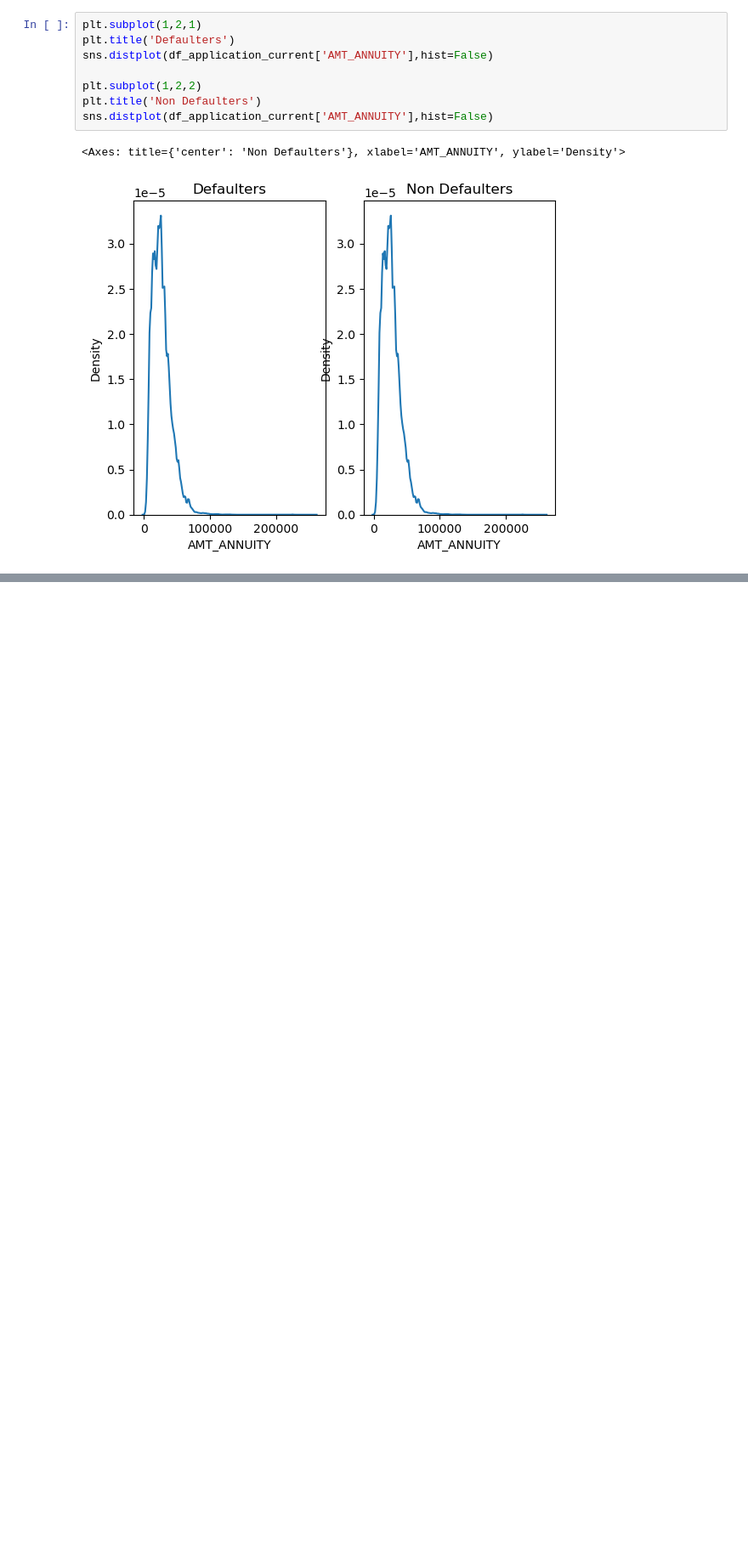
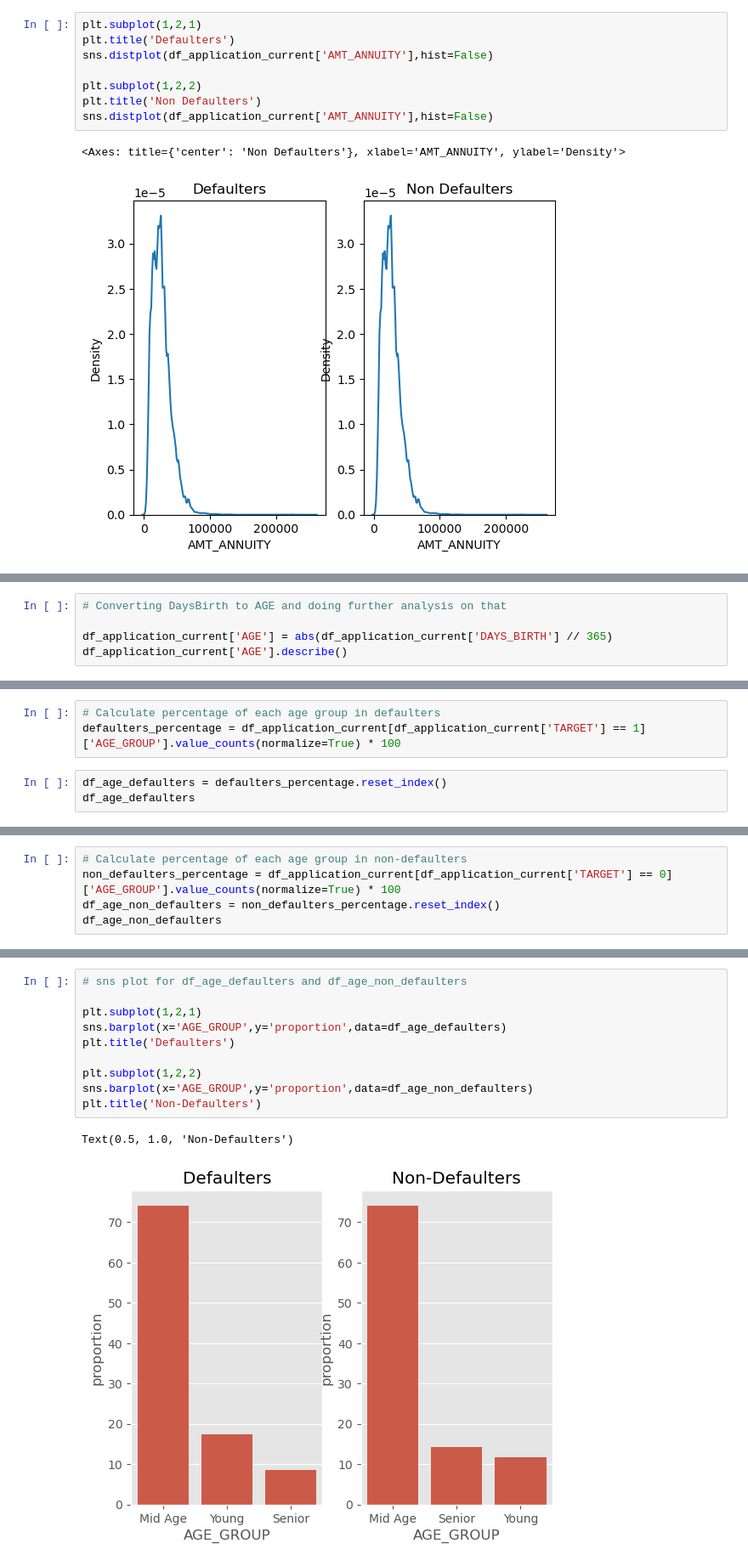
Before and after one commit to PrakNew/UpGrad, a Jupyter notebook: Credit EDA Case Study/credit-eda-case-study.ipynb, the cells around one changed output, grey strips where cells are left out. Shown at 85% size. Saved outputs shown, nothing was run; the diff lists cells and outputs as text; blank space fills up the shorter version.

Commit message:
Age Group analysis added

```diff
--- a/Credit EDA Case Study/credit-eda-case-study.ipynb
+++ b/Credit EDA Case Study/credit-eda-case-study.ipynb
@@ -528,0 +593,5 @@ sns.distplot(df_application_current['AMT_ANNUITY'],hist=False)
+# %%
+# Converting DaysBirth to AGE and doing further analysis on that
+
+df_application_current['AGE'] = abs(df_application_current['DAYS_BIRTH'] // 365)
+df_application_current['AGE'].describe()
@@ -528,0 +617,6 @@ sns.distplot(df_application_current['AMT_ANNUITY'],hist=False)
+# %%
+# Calculate percentage of each age group in defaulters
+defaulters_percentage = df_application_current[df_application_current['TARGET'] == 1]['AGE_GROUP'].value_counts(normalize=True) * 100
+# %%
+df_age_defaulters = defaulters_percentage.reset_index()
+df_age_defaulters
@@ -528,0 +628,5 @@ sns.distplot(df_application_current['AMT_ANNUITY'],hist=False)
+# %%
+# Calculate percentage of each age group in non-defaulters
+non_defaulters_percentage = df_application_current[df_application_current['TARGET'] == 0]['AGE_GROUP'].value_counts(normalize=True) * 100
+df_age_non_defaulters = non_defaulters_percentage.reset_index()
+df_age_non_defaulters
@@ -528,0 +638,13 @@ sns.distplot(df_application_current['AMT_ANNUITY'],hist=False)
+# %%
+# sns plot for df_age_defaulters and df_age_non_defaulters
+
+plt.subplot(1,2,1)
+sns.barplot(x='AGE_GROUP',y='proportion',data=df_age_defaulters)
+plt.title('Defaulters')
+
+plt.subplot(1,2,2)
+sns.barplot(x='AGE_GROUP',y='proportion',data=df_age_non_defaulters)
+plt.title('Non-Defaulters')
+# %% [output]
+Text(0.5, 1.0, 'Non-Defaulters')
+[figure, added]
```
Also changed, not shown: parts of 19 cells of this notebook.
